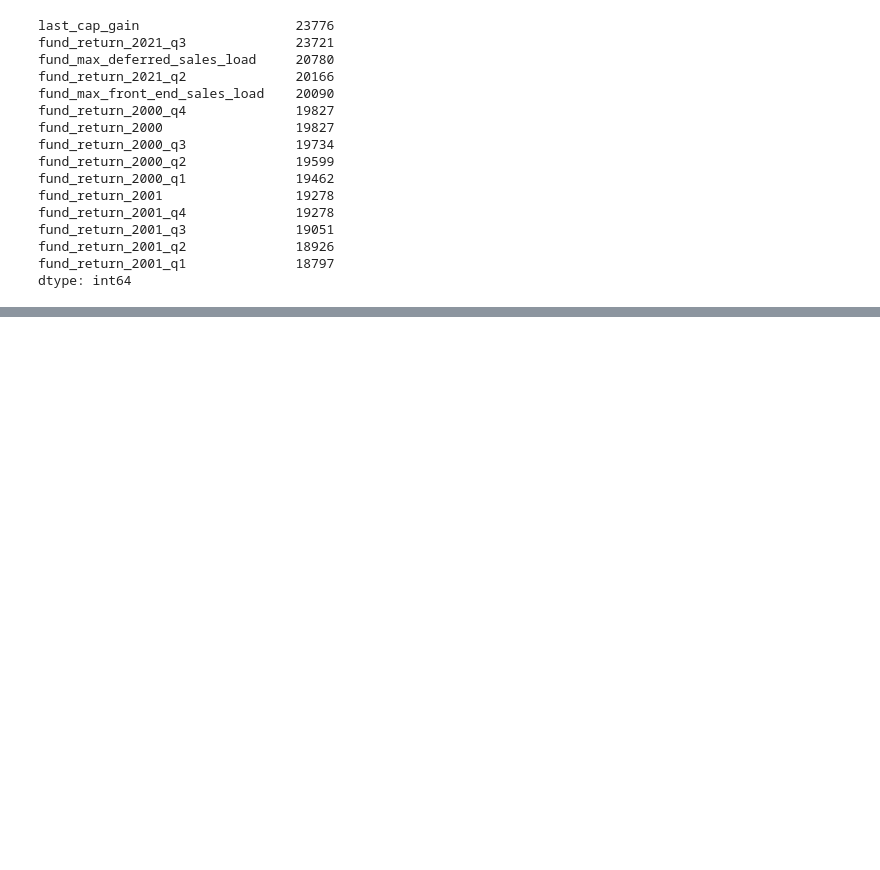
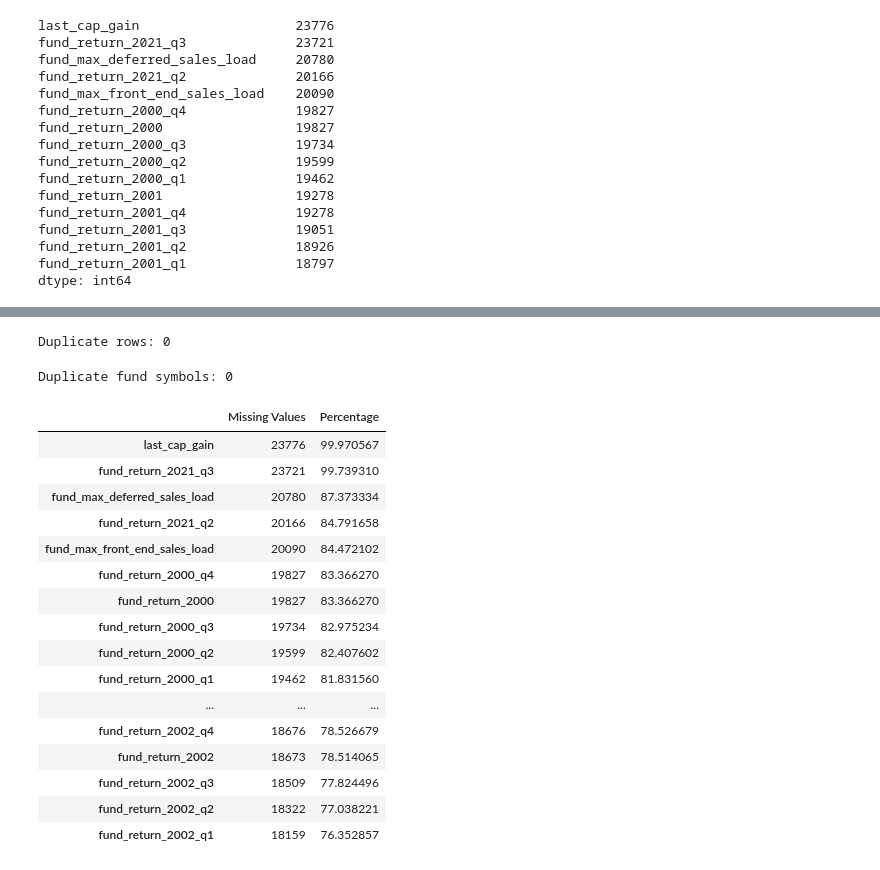
Before and after one commit to lopez3113/mutual-funds-analysis, a Jupyter notebook: notebooks/01_Data_Exploration.ipynb, the cells around one changed output, grey strips where cells are left out. Drawn from its saved outputs; the diff is of its cells as text; code cells hidden in the pictures; blank space fills up the shorter version.

```diff
--- a/notebooks/01_Data_Exploration.ipynb
+++ b/notebooks/01_Data_Exploration.ipynb
@@ -144,0 +149,44 @@ dtype: int64
+# %%
+# Check for duplicate rows
+duplicate_rows = df.duplicated().sum()
+
+print(f"Duplicate rows: {duplicate_rows}")
+# %% [output]
+Duplicate rows: 0
+# %%
+# Check duplicate fund symbols
+duplicate_funds = df["fund_symbol"].duplicated().sum()
+
+print(f"Duplicate fund symbols: {duplicate_funds}")
+# %% [output]
+Duplicate fund symbols: 0
+# %%
+missing_values = df.isnull().sum()
+
+missing_summary = (
+    pd.DataFrame({
+        "Missing Values": missing_values,
+        "Percentage": (missing_values / len(df) * 100)
+    })
+    .sort_values("Percentage", ascending=False)
+)
+
+missing_summary.head(20)
+# %% [output]
+|  | Missing Values | Percentage |
+| last_cap_gain | 23776 | 99.970567 |
+| fund_return_2021_q3 | 23721 | 99.739310 |
+| fund_max_deferred_sales_load | 20780 | 87.373334 |
+| fund_return_2021_q2 | 20166 | 84.791658 |
+| fund_max_front_end_sales_load | 20090 | 84.472102 |
+| fund_return_2000_q4 | 19827 | 83.366270 |
+| fund_return_2000 | 19827 | 83.366270 |
+| fund_return_2000_q3 | 19734 | 82.975234 |
+| fund_return_2000_q2 | 19599 | 82.407602 |
+| fund_return_2000_q1 | 19462 | 81.831560 |
+| ... | ... | ... |
+| fund_return_2002_q4 | 18676 | 78.526679 |
+| fund_return_2002 | 18673 | 78.514065 |
+| fund_return_2002_q3 | 18509 | 77.824496 |
+| fund_return_2002_q2 | 18322 | 77.038221 |
+| fund_return_2002_q1 | 18159 | 76.352857 |
```
Also changed, not shown: parts of 13 cells of this notebook, 2 other files.
